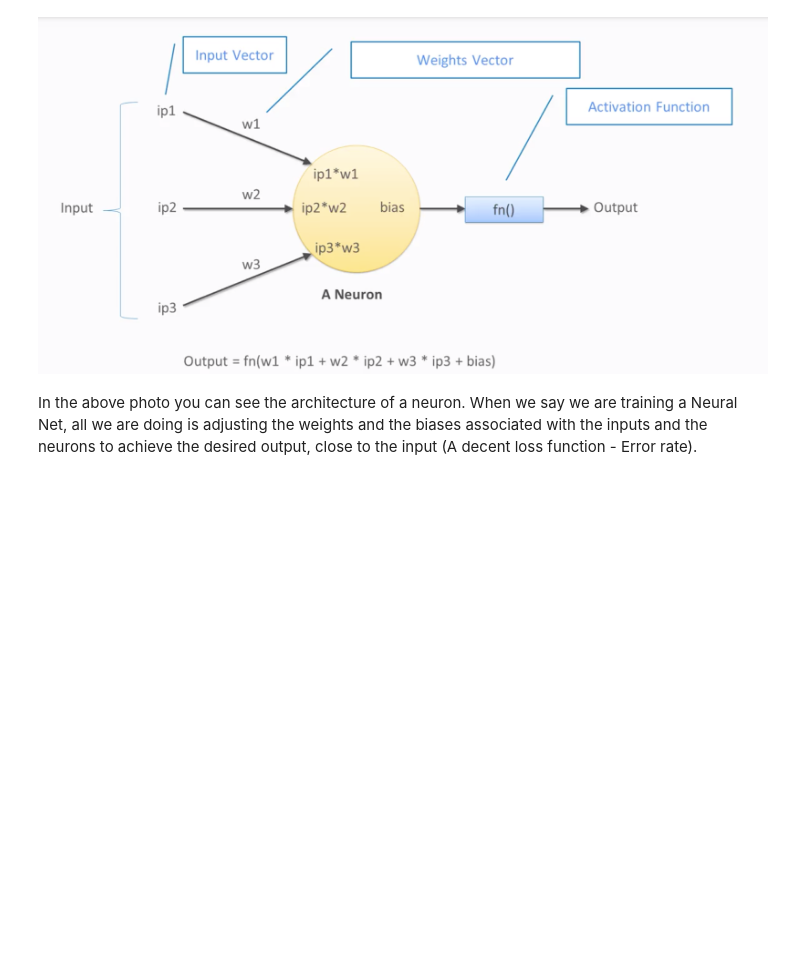
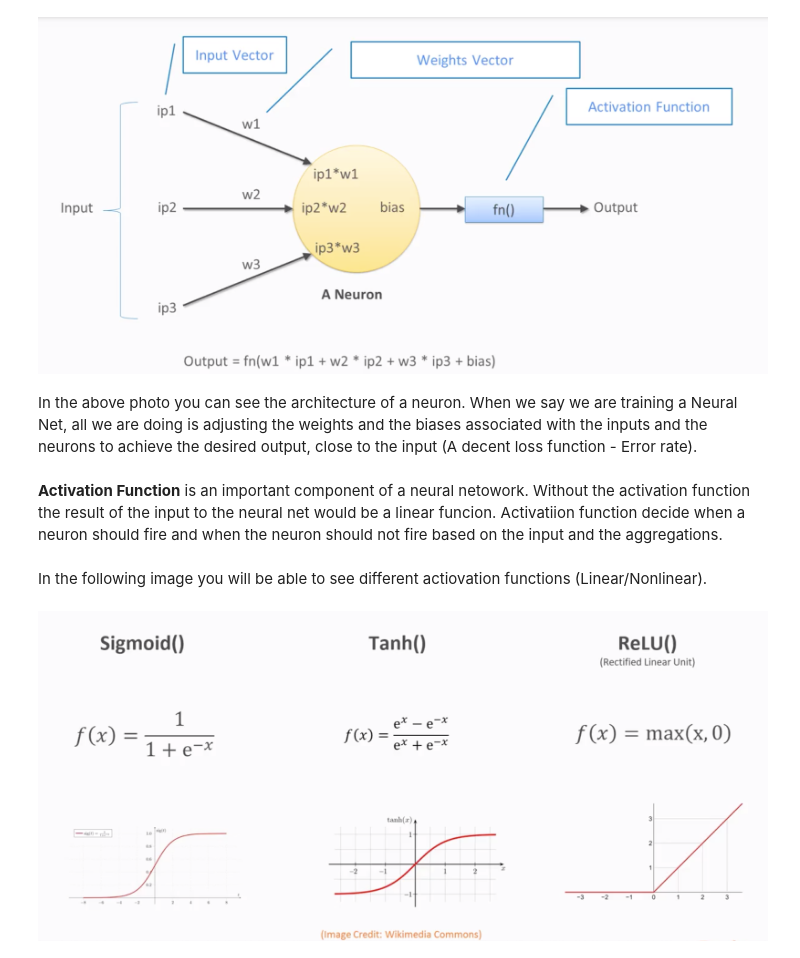
Before and after one commit to saman-rahbar/deep_learning_with_pytorch, a Jupyter notebook: Training a Neural Net.ipynb, the cells around one changed output. Drawn from its saved outputs; the diff is of its cells as text; code cells hidden in the pictures; blank space fills up the shorter version.

```diff
--- a/Training a Neural Net.ipynb
+++ b/Training a Neural Net.ipynb
@@ -24,3 +24,11 @@ Image("neuron.png")
 [figure]
 # %% [markdown]
 In the above photo you can see the architecture of a neuron. When we say we are training a Neural Net, all we are doing is adjusting the weights and the biases associated with the inputs and the neurons to achieve the desired output, close to the input (A decent loss function - Error rate).
+# %% [markdown]
+**Activation Function** is an important component of a neural netowork. Without the activation function the result of the input to the neural net would be a linear funcion. Activatiion function decide when a neuron should fire and when the neuron should not fire based on the input and the aggregations.
+# %% [markdown]
+In the following image you will be able to see different actiovation functions (Linear/Nonlinear).
+# %%
+Image("activation_functions.png")
+# %% [output]
+[figure, added]
```
Also changed, not shown: parts of 4 cells of this notebook, 3 other files.
